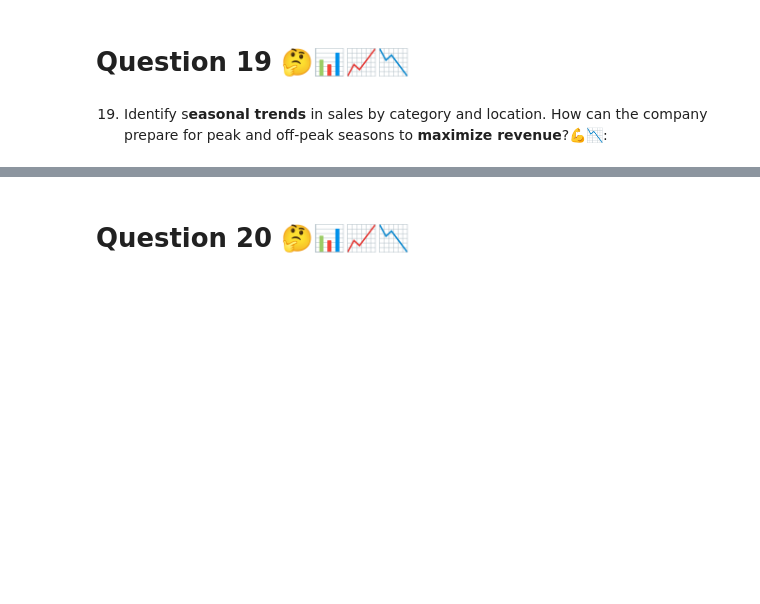
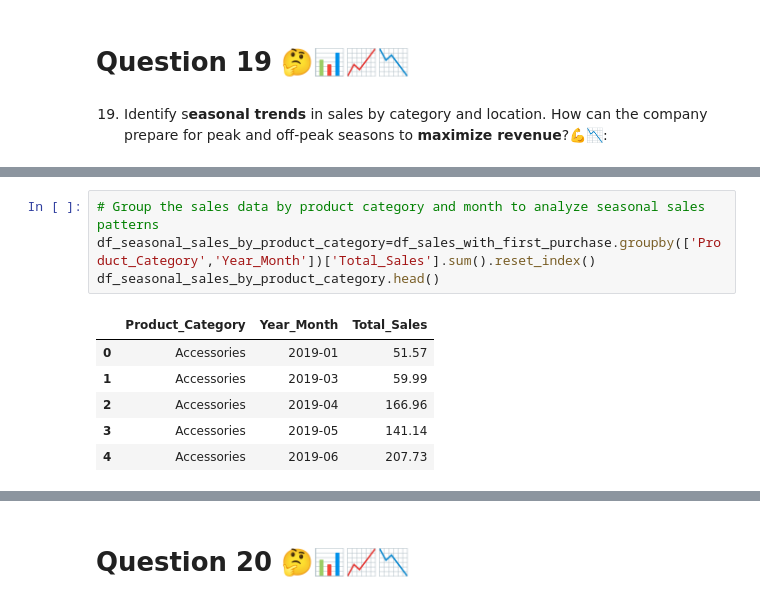
Before and after one commit to Smita569/E-commerce_Marketing_and_sales, a Jupyter notebook: E_commerce_Marketing_and_sales_Business_Case.ipynb, the cells around one changed output, grey strips where cells are left out. Drawn from its saved outputs; the diff is of its cells as text; blank space fills up the shorter version.

```diff
--- a/E_commerce_Marketing_and_sales_Business_Case.ipynb
+++ b/E_commerce_Marketing_and_sales_Business_Case.ipynb
@@ -810,0 +830,11 @@ plt.show()
+# %%
+# Group the sales data by product category and month to analyze seasonal sales patterns
+df_seasonal_sales_by_product_category=df_sales_with_first_purchase.groupby(['Product_Category','Year_Month'])['Total_Sales'].sum().reset_index()
+df_seasonal_sales_by_product_category.head()
+# %% [output]
+|  | Product_Category | Year_Month | Total_Sales |
+| 0 | Accessories | 2019-01 | 51.57 |
+| 1 | Accessories | 2019-03 | 59.99 |
+| 2 | Accessories | 2019-04 | 166.96 |
+| 3 | Accessories | 2019-05 | 141.14 |
+| 4 | Accessories | 2019-06 | 207.73 |
```
Also changed, not shown: parts of 5 cells of this notebook.
